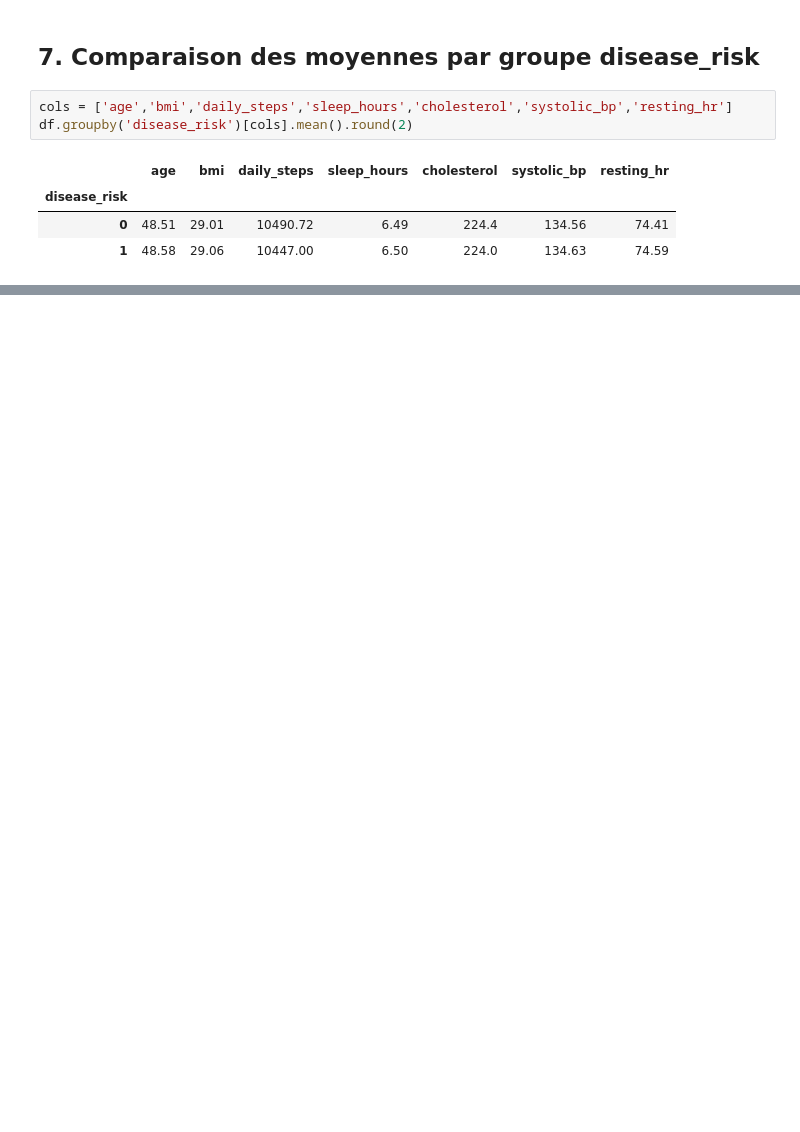
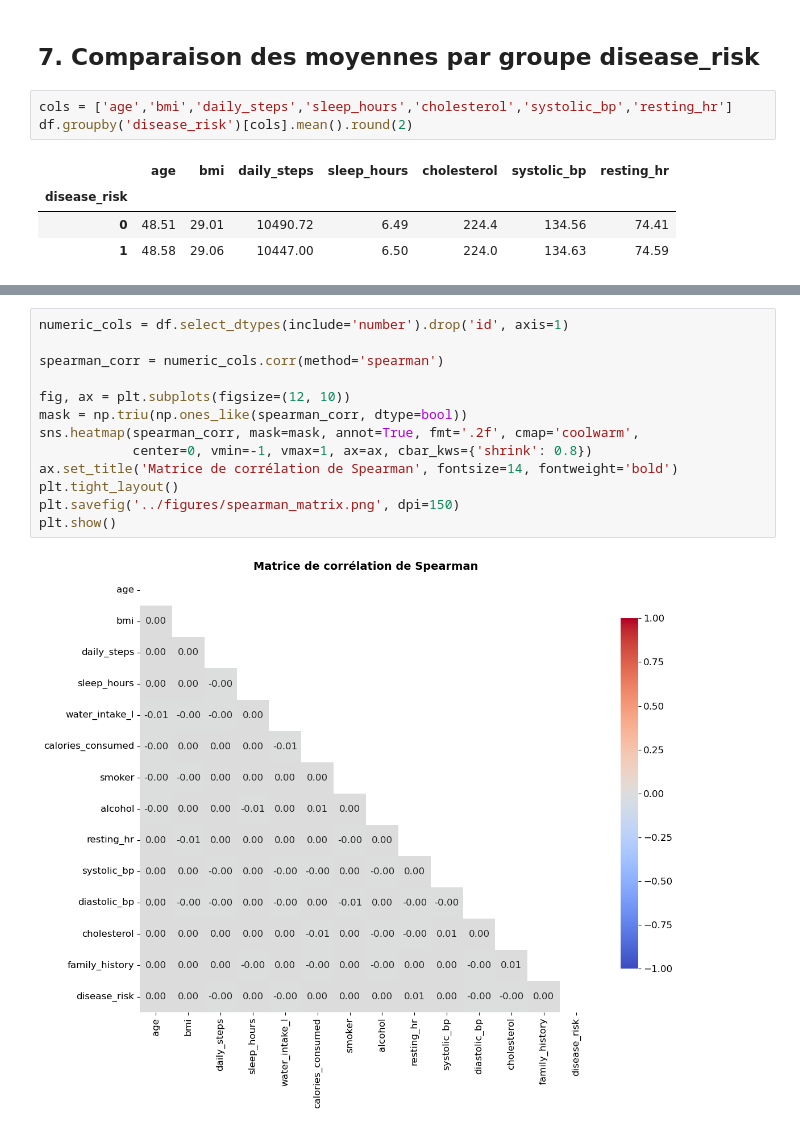
Before and after one commit to mahamatarda/Memoire-S2, a Jupyter notebook: notebooks/01_EDA.ipynb, the cells around one changed output, grey strips where cells are left out. Cells and saved outputs as stored; diff of their text form; blank space fills up the shorter version.

```diff
--- a/notebooks/01_EDA.ipynb
+++ b/notebooks/01_EDA.ipynb
@@ -146,0 +169,15 @@ df.groupby('disease_risk')[cols].mean().round(2)
+# %%
+numeric_cols = df.select_dtypes(include='number').drop('id', axis=1)
+
+spearman_corr = numeric_cols.corr(method='spearman')
+
+fig, ax = plt.subplots(figsize=(12, 10))
+mask = np.triu(np.ones_like(spearman_corr, dtype=bool))
+sns.heatmap(spearman_corr, mask=mask, annot=True, fmt='.2f', cmap='coolwarm',
+            center=0, vmin=-1, vmax=1, ax=ax, cbar_kws={'shrink': 0.8})
+ax.set_title('Matrice de corrélation de Spearman', fontsize=14, fontweight='bold')
+plt.tight_layout()
+plt.savefig('../figures/spearman_matrix.png', dpi=150)
+plt.show()
+# %% [output]
+[figure, added]
```
Also changed, not shown: parts of 13 cells of this notebook, 12 other files.
